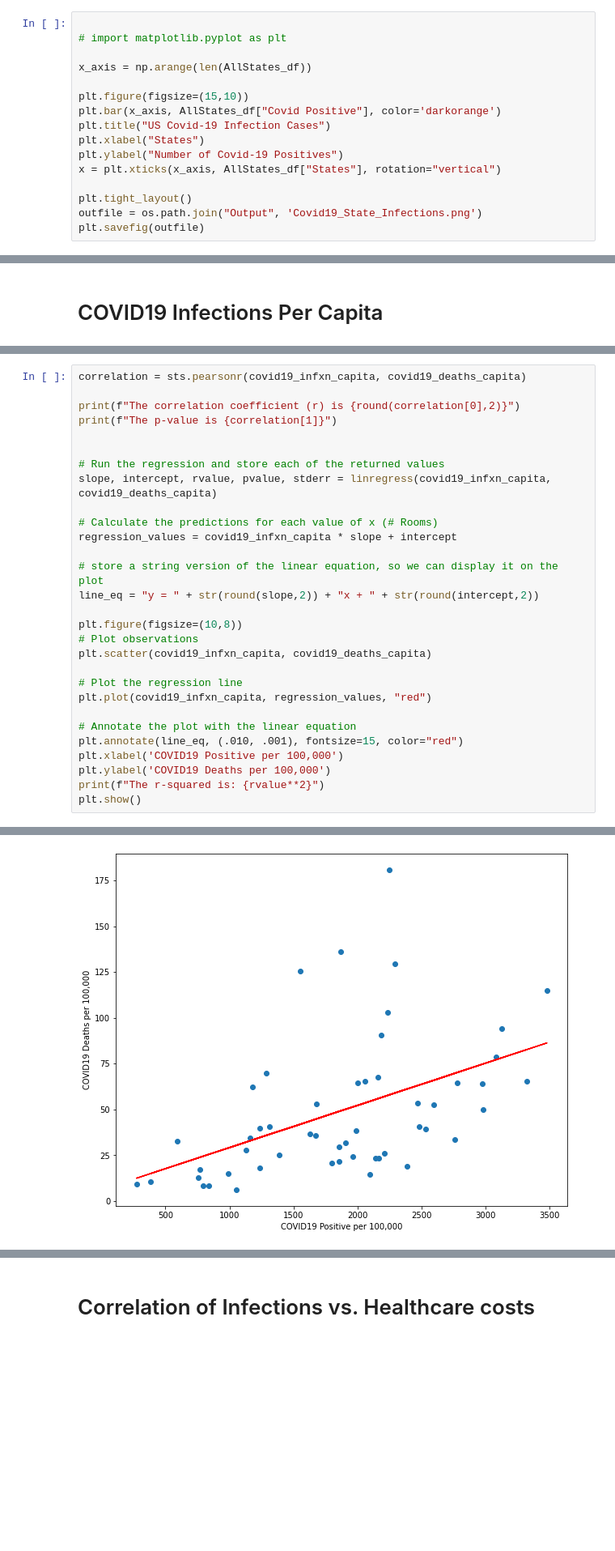
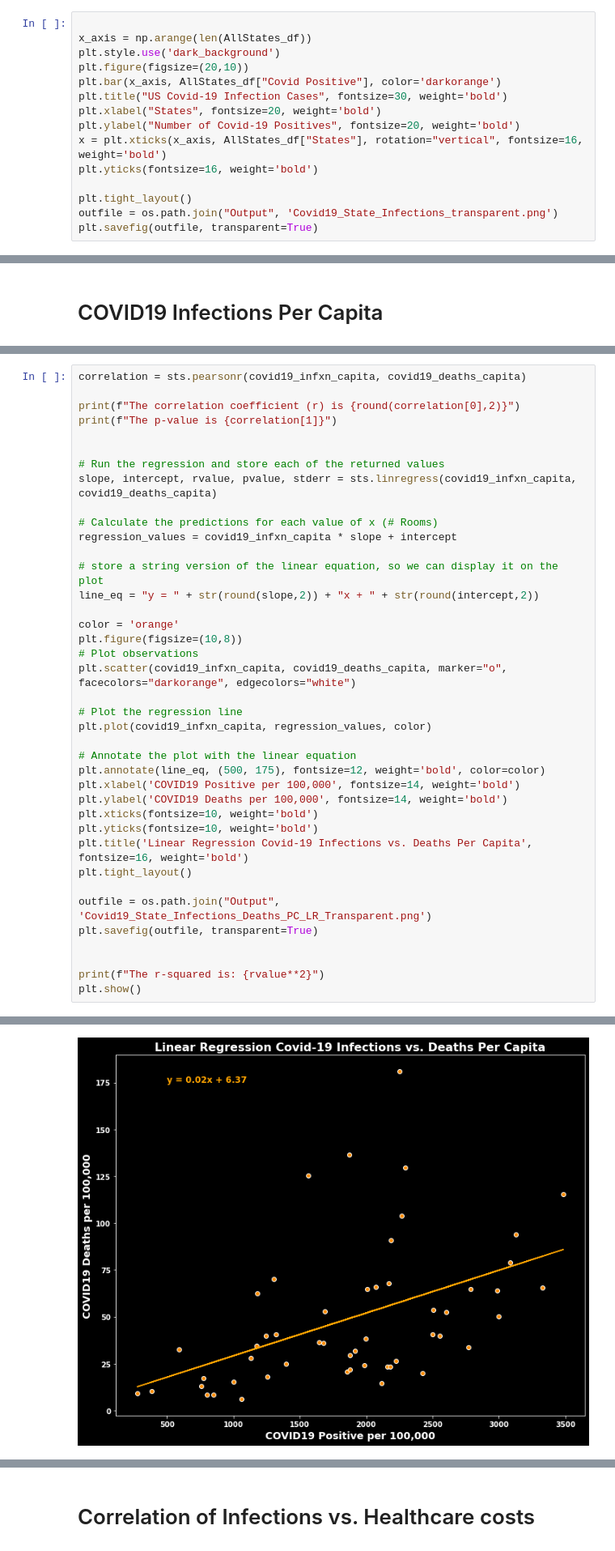
Before and after one commit to havyjavy/Healthcare-and-Covid-19, a Jupyter notebook: Notebooks/Covid_Infection_Deaths.ipynb, the cells around one changed output, grey strips where cells are left out. Shown at 81% size. Cells and saved outputs as stored; diff of their text form; blank space fills up the shorter version.

```diff
--- a/Notebooks/Covid_Infection_Deaths.ipynb
+++ b/Notebooks/Covid_Infection_Deaths.ipynb
@@ -154,17 +193,16 @@ AllState_with_costs.head()
 # %%
 
-# import matplotlib.pyplot as plt
-
 x_axis = np.arange(len(AllStates_df))
-
-plt.figure(figsize=(15,10))
+plt.style.use('dark_background')
+plt.figure(figsize=(20,10))
 plt.bar(x_axis, AllStates_df["Covid Positive"], color='darkorange')
-plt.title("US Covid-19 Infection Cases")
-plt.xlabel("States")
-plt.ylabel("Number of Covid-19 Positives")
-x = plt.xticks(x_axis, AllStates_df["States"], rotation="vertical")
+plt.title("US Covid-19 Infection Cases", fontsize=30, weight='bold')
+plt.xlabel("States", fontsize=20, weight='bold')
+plt.ylabel("Number of Covid-19 Positives", fontsize=20, weight='bold')
+x = plt.xticks(x_axis, AllStates_df["States"], rotation="vertical", fontsize=16, weight='bold')
+plt.yticks(fontsize=16, weight='bold')
 
 plt.tight_layout()
-outfile = os.path.join("Output", 'Covid19_State_Infections.png')
-plt.savefig(outfile)
+outfile = os.path.join("Output", 'Covid19_State_Infections_transparent.png')
+plt.savefig(outfile, transparent=True)
 # %% [output]
@@ -447,7 +544,7 @@ print(f"The p-value is {correlation[1]}")
 
 
 # Run the regression and store each of the returned values
-slope, intercept, rvalue, pvalue, stderr = linregress(covid19_infxn_capita, covid19_deaths_capita)
+slope, intercept, rvalue, pvalue, stderr = sts.linregress(covid19_infxn_capita, covid19_deaths_capita)
 
 # Calculate the predictions for each value of x (# Rooms)
 regression_values = covid19_infxn_capita * slope + intercept
@@ -455,17 +552,27 @@ regression_values = covid19_infxn_capita * slope + intercept
 # store a string version of the linear equation, so we can display it on the plot
 line_eq = "y = " + str(round(slope,2)) + "x + " + str(round(intercept,2))
 
+color = 'orange'
 plt.figure(figsize=(10,8))
 # Plot observations
-plt.scatter(covid19_infxn_capita, covid19_deaths_capita)
+plt.scatter(covid19_infxn_capita, covid19_deaths_capita, marker="o", facecolors="darkorange", edgecolors="white")
 
 # Plot the regression line
-plt.plot(covid19_infxn_capita, regression_values, "red")
+plt.plot(covid19_infxn_capita, regression_values, color)
 
 # Annotate the plot with the linear equation
-plt.annotate(line_eq, (.010, .001), fontsize=15, color="red")
-plt.xlabel('COVID19 Positive per 100,000')
-plt.ylabel('COVID19 Deaths per 100,000')
+plt.annotate(line_eq, (500, 175), fontsize=12, weight='bold', color=color)
+plt.xlabel('COVID19 Positive per 100,000', fontsize=14, weight='bold')
+plt.ylabel('COVID19 Deaths per 100,000', fontsize=14, weight='bold')
+plt.xticks(fontsize=10, weight='bold')
+plt.yticks(fontsize=10, weight='bold')
+plt.title('Linear Regression Covid-19 Infections vs. Deaths Per Capita', fontsize=16, weight='bold')
+plt.tight_layout()
+
+outfile = os.path.join("Output", 'Covid19_State_Infections_Deaths_PC_LR_Transparent.png')
+plt.savefig(outfile, transparent=True)
+
+
 print(f"The r-squared is: {rvalue**2}")
 plt.show()
 # %% [output]
@@ -475,2 +582,2 @@ The r-squared is: 0.22235810533952885
-[figure, old version]
+[figure, new version]
 # %%
```
Also changed, not shown: parts of 56 cells of this notebook, 11 other files.
